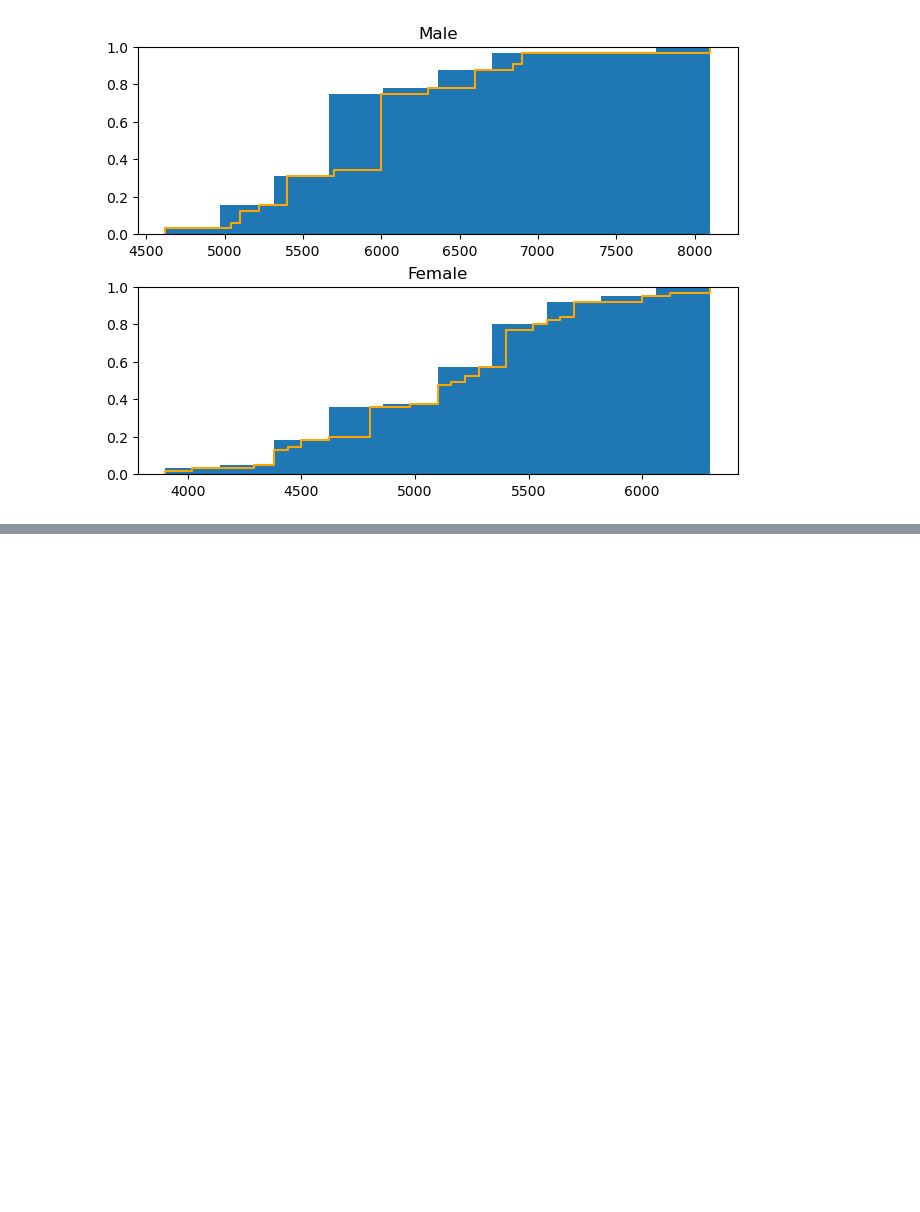
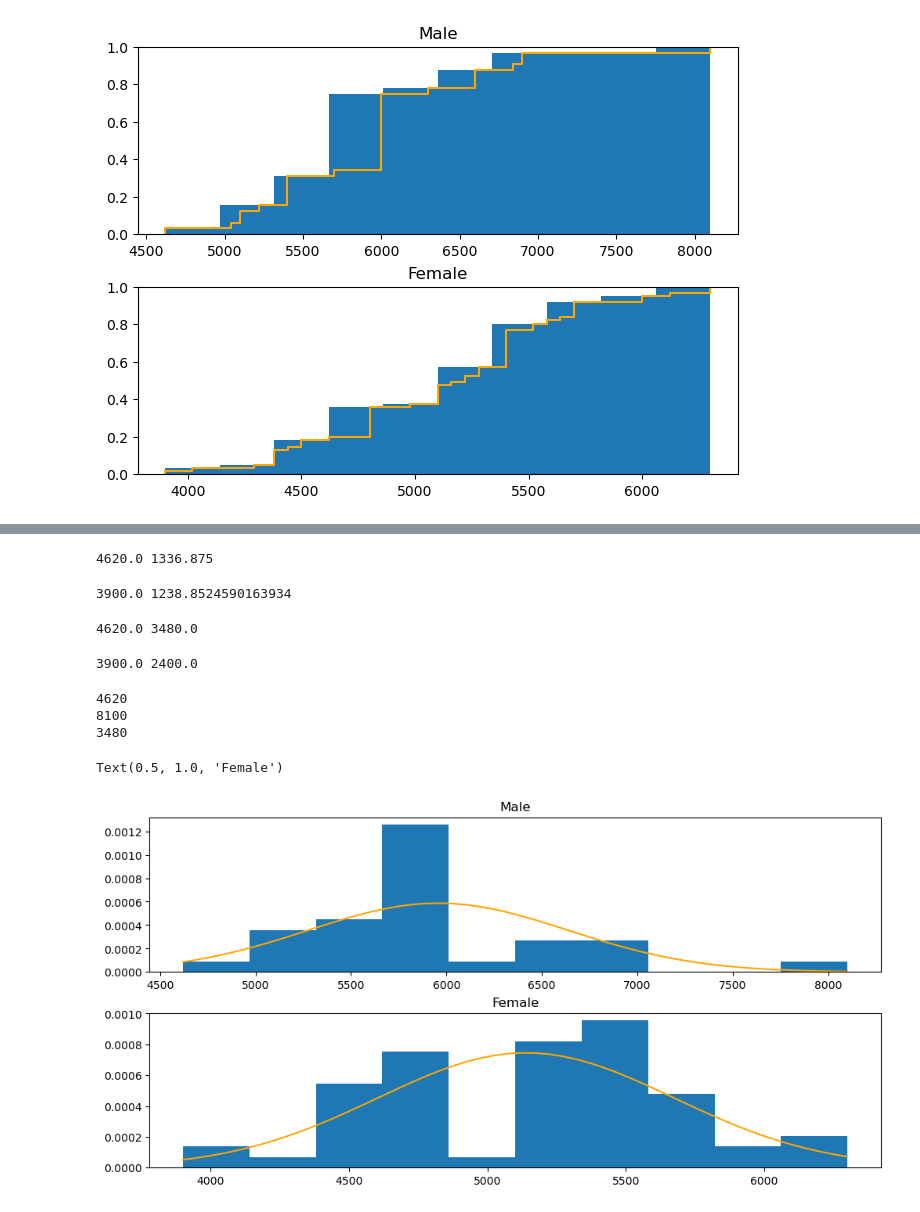
Before and after one commit to nickobard/Basic-Statistical-Analysis-of-Wage-by-Gender-Dataset, a Jupyter notebook: uloha.ipynb, the cells around one changed output, grey strips where cells are left out. Saved outputs shown, nothing was run; the diff lists cells and outputs as text; code cells hidden in the pictures; blank space fills up the shorter version.

```diff
--- a/uloha.ipynb
+++ b/uloha.ipynb
@@ -178,0 +187,55 @@ from scipy import stats
+# %%
+m_expon_loc_hat, m_expon_scale_hat = stats.expon.fit(male_sal)
+print(m_expon_loc_hat, m_expon_scale_hat)
+# %% [output]
+4620.0 1336.875
+# %%
+f_expon_loc_hat, f_expon_scale_hat = stats.expon.fit(female_sal)
+print(f_expon_loc_hat, f_expon_scale_hat)
+# %% [output]
+3900.0 1238.8524590163934
+# %%
+m_uniform_a_hat, m_uniform_b_hat = stats.uniform.fit(male_sal)
+print(m_uniform_a_hat, m_uniform_b_hat)
+# %% [output]
+4620.0 3480.0
+# %%
+f_uniform_a_hat, f_uniform_b_hat = stats.uniform.fit(female_sal)
+print(f_uniform_a_hat, f_uniform_b_hat)
+# %% [output]
+3900.0 2400.0
+# %%
+print(male_sal.min())
+print(male_sal.max())
+print(male_sal.max() - male_sal.min())
+# %% [output]
+4620
+8100
+3480
+# %%
+fig, (ax1, ax2) = plt.subplots(
+    nrows=2, ncols=1, constrained_layout=True, figsize=(10, 5)
+)
+ax1.hist(x=male_sal, bins=10, density=True)
+m_x_values = np.linspace(male_sal.min(), male_sal.max(), 50)
+
+ax1.plot(
+    m_x_values,
+    stats.norm.pdf(x=m_x_values, loc=m_norm_mean_hat, scale=m_norm_std_dev_hat),
+    color="orange"
+)
+ax1.set_title("Male")
+
+
+ax2.hist(x=female_sal, bins=10, density=True)
+
+f_x_values = np.linspace(female_sal.min(), female_sal.max(), 50)
+ax2.plot(
+    f_x_values,
+    stats.norm.pdf(x=f_x_values, loc=f_norm_mean_hat, scale=f_norm_std_dev_hat),
+    color="orange"
+)
+ax2.set_title("Female")
+# %% [output]
+Text(0.5, 1.0, 'Female')
+[figure, added]
```
Also changed, not shown: parts of 5 cells of this notebook.
